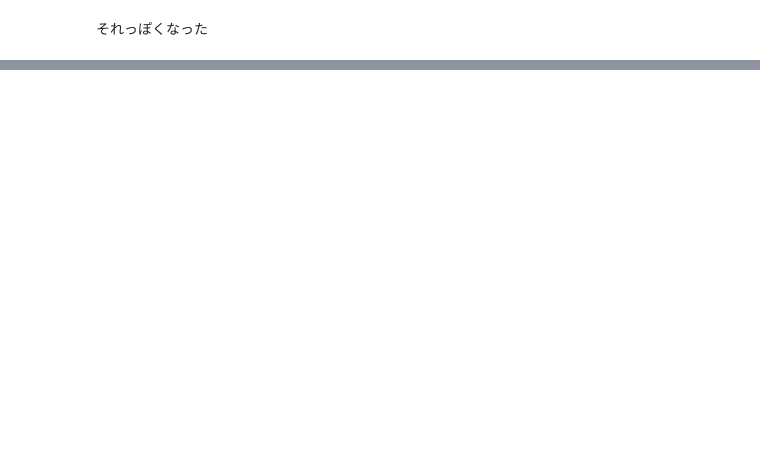
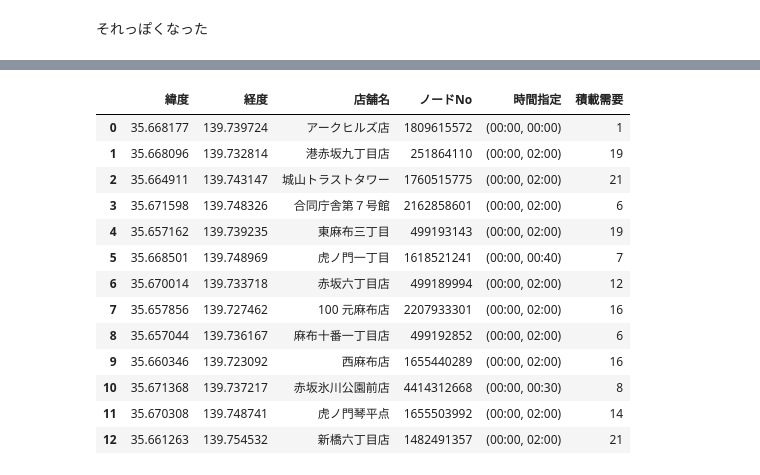
Before and after one commit to hirosait/optimization, a Jupyter notebook: ortools/ortools_cvrptw_notebook.ipynb, the cells around one changed output, grey strips where cells are left out. Drawn from its saved outputs; the diff is of its cells as text; code cells hidden in the pictures; blank space fills up the shorter version.

```diff
--- a/ortools/ortools_cvrptw_notebook.ipynb
+++ b/ortools/ortools_cvrptw_notebook.ipynb
@@ -83,0 +87,24 @@ map
+# %%
+l = oc.ShopData()
+lawsons = pd.DataFrame(l.locations)
+
+demands = pd.DataFrame(l.demands)
+table = pd.concat([lawsons, demands], axis=1)
+
+table.columns = ['緯度','経度','店舗名','ノードNo','時間指定','積載需要']
+table
+# %% [output]
+|  | 緯度 | 経度 | 店舗名 | ノードNo | 時間指定 | 積載需要 |
+| 0 | 35.668177 | 139.739724 | アークヒルズ店 | 1809615572 | (00:00, 00:00) | 1 |
+| 1 | 35.668096 | 139.732814 | 港赤坂九丁目店 | 251864110 | (00:00, 02:00) | 19 |
+| 2 | 35.664911 | 139.743147 | 城山トラストタワー | 1760515775 | (00:00, 02:00) | 21 |
+| 3 | 35.671598 | 139.748326 | 合同庁舎第７号館 | 2162858601 | (00:00, 02:00) | 6 |
+| 4 | 35.657162 | 139.739235 | 東麻布三丁目 | 499193143 | (00:00, 02:00) | 19 |
+| 5 | 35.668501 | 139.748969 | 虎ノ門一丁目 | 1618521241 | (00:00, 00:40) | 7 |
+| 6 | 35.670014 | 139.733718 | 赤坂六丁目店 | 499189994 | (00:00, 02:00) | 12 |
+| 7 | 35.657856 | 139.727462 | 100 元麻布店 | 2207933301 | (00:00, 02:00) | 16 |
+| 8 | 35.657044 | 139.736167 | 麻布十番一丁目店 | 499192852 | (00:00, 02:00) | 6 |
+| 9 | 35.660346 | 139.723092 | 西麻布店 | 1655440289 | (00:00, 02:00) | 16 |
+| 10 | 35.671368 | 139.737217 | 赤坂氷川公園前店 | 4414312668 | (00:00, 00:30) | 8 |
+| 11 | 35.670308 | 139.748741 | 虎ノ門琴平点 | 1655503992 | (00:00, 02:00) | 14 |
+| 12 | 35.661263 | 139.754532 | 新橋六丁目店 | 1482491357 | (00:00, 02:00) | 21 |
```
Also changed, not shown: parts of 7 cells of this notebook.
